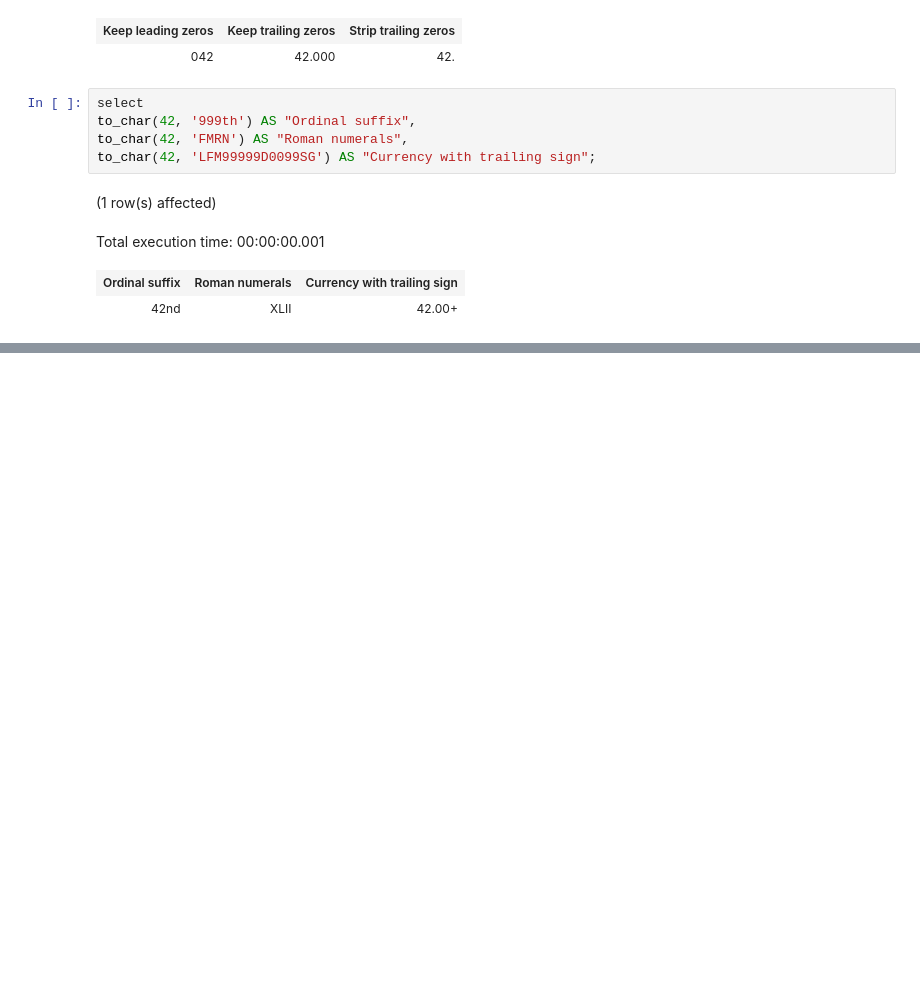
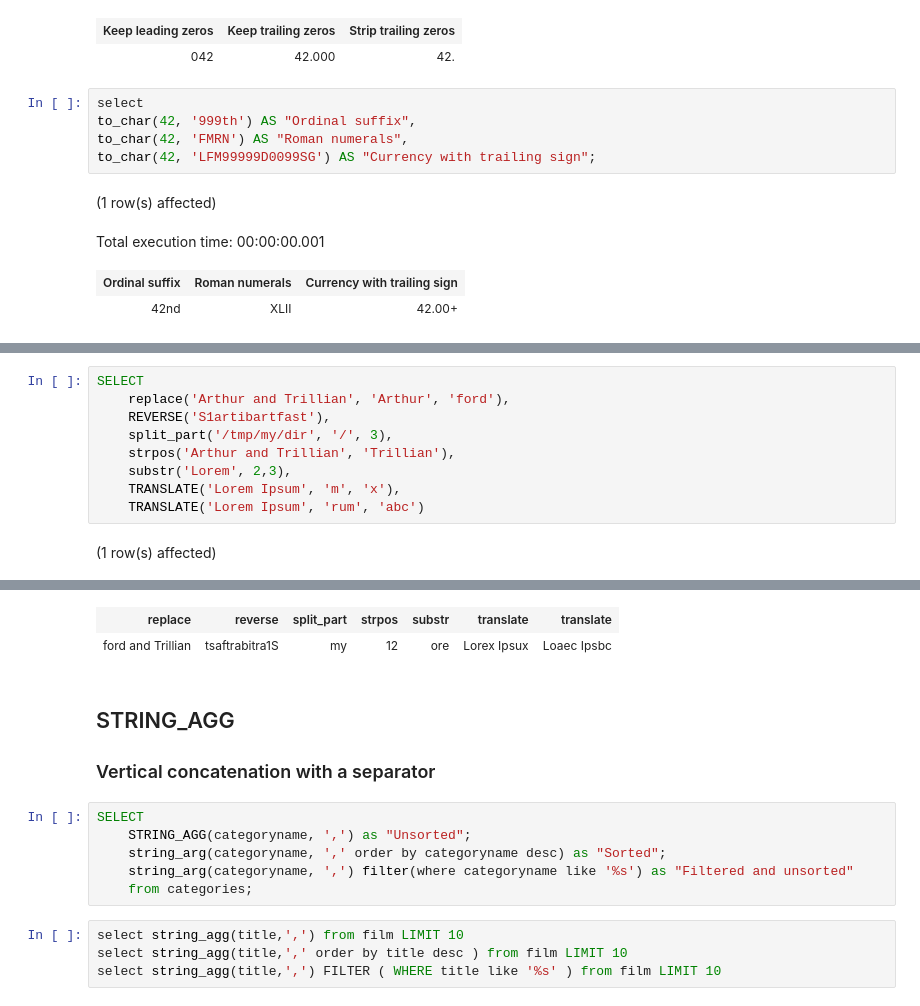
Before and after one commit to yaowenqiang/postgresql_functions_playbook, a Jupyter notebook: Notebook-1.ipynb, the cells around one changed output, grey strips where cells are left out. Cells and saved outputs as stored; diff of their text form; blank space fills up the shorter version.

```diff
--- a/Notebook-1.ipynb
+++ b/Notebook-1.ipynb
@@ -672,0 +744,11 @@ Total execution time: 00:00:00.001
+# %%
+SELECT
+    replace('Arthur and Trillian', 'Arthur', 'ford'),
+    REVERSE('S1artibartfast'),
+    split_part('/tmp/my/dir', '/', 3),
+    strpos('Arthur and Trillian', 'Trillian'),
+    substr('Lorem', 2,3),
+    TRANSLATE('Lorem Ipsum', 'm', 'x'),
+    TRANSLATE('Lorem Ipsum', 'rum', 'abc')
+# %% [output]
+(1 row(s) affected)
@@ -672,0 +756,16 @@ Total execution time: 00:00:00.001
+| replace | reverse | split_part | strpos | substr | translate | translate |
+| ford and Trillian | tsaftrabitra1S | my | 12 | ore | Lorex Ipsux | Loaec Ipsbc |
+# %% [markdown]
+## STRING_AGG
+
+### Vertical concatenation with a separator
+# %%
+SELECT
+    STRING_AGG(categoryname, ',') as "Unsorted";
+    string_arg(categoryname, ',' order by categoryname desc) as "Sorted";
+    string_arg(categoryname, ',') filter(where categoryname like '%s') as "Filtered and unsorted"
+    from categories;
+# %%
+select string_agg(title,',') from film LIMIT 10
+select string_agg(title,',' order by title desc ) from film LIMIT 10
+select string_agg(title,',') FILTER ( WHERE title like '%s' ) from film LIMIT 10
```
Also changed, not shown: parts of 54 cells of this notebook.
